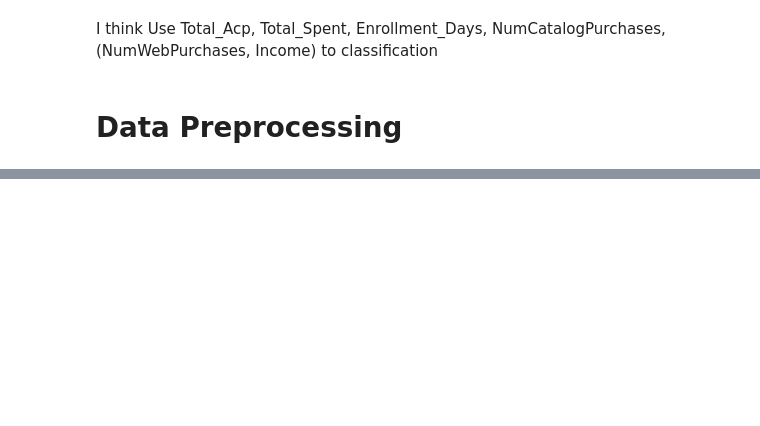
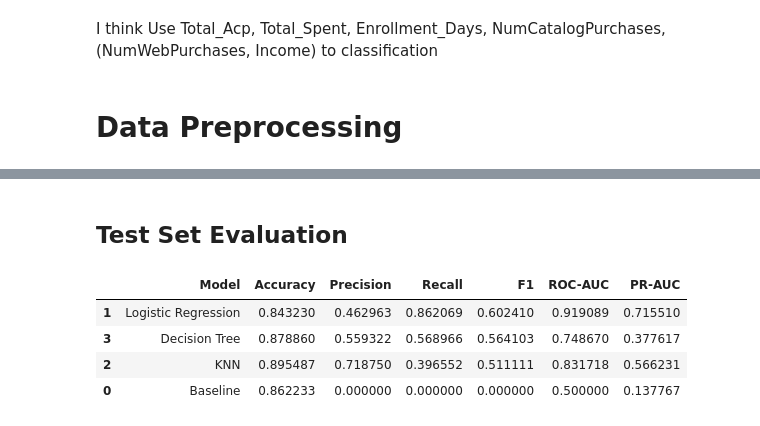
Before and after one commit to waterlemon7z/DataScience-customer-personality-analysis, a Jupyter notebook: classification.ipynb, the cells around one changed output, grey strips where cells are left out. Saved outputs shown, nothing was run; the diff lists cells and outputs as text; code cells hidden in the pictures; blank space fills up the shorter version.

```diff
--- a/main.ipynb
+++ b/classification.ipynb
@@ -350,0 +464,35 @@ print(classification_report(y_test, y_pred))
+# %% [markdown]
+## Test Set Evaluation
+# %%
+def evaluate_model(model_name, model, X_test, y_test):
+    y_pred = model.predict(X_test)
+    row = {
+        'Model': model_name,
+        'Accuracy': accuracy_score(y_test, y_pred),
+        'Precision': precision_score(y_test, y_pred, zero_division=0),
+        'Recall': recall_score(y_test, y_pred, zero_division=0),
+        'F1': f1_score(y_test, y_pred, zero_division=0),
+    }
+
+    if hasattr(model, 'predict_proba'):
+        y_score = model.predict_proba(X_test)[:, 1]
+        row['ROC-AUC'] = roc_auc_score(y_test, y_score)
+        row['PR-AUC'] = average_precision_score(y_test, y_score)
+
+    return row
+
+comparison_rows = [
+    evaluate_model('Baseline', baseline_model, X_test, y_test),
+]
+
+for model_name, model in best_models.items():
+    comparison_rows.append(evaluate_model(model_name, model, X_test, y_test))
+
+comparison_df = pd.DataFrame(comparison_rows).sort_values('F1', ascending=False)
+comparison_df
+# %% [output]
+|  | Model | Accuracy | Precision | Recall | F1 | ROC-AUC | PR-AUC |
+| 1 | Logistic Regression | 0.843230 | 0.462963 | 0.862069 | 0.602410 | 0.919089 | 0.715510 |
+| 3 | Decision Tree | 0.878860 | 0.559322 | 0.568966 | 0.564103 | 0.748670 | 0.377617 |
+| 2 | KNN | 0.895487 | 0.718750 | 0.396552 | 0.511111 | 0.831718 | 0.566231 |
+| 0 | Baseline | 0.862233 | 0.000000 | 0.000000 | 0.000000 | 0.500000 | 0.137767 |
```
Also changed, not shown: parts of 33 cells of this notebook, 1 other file.
